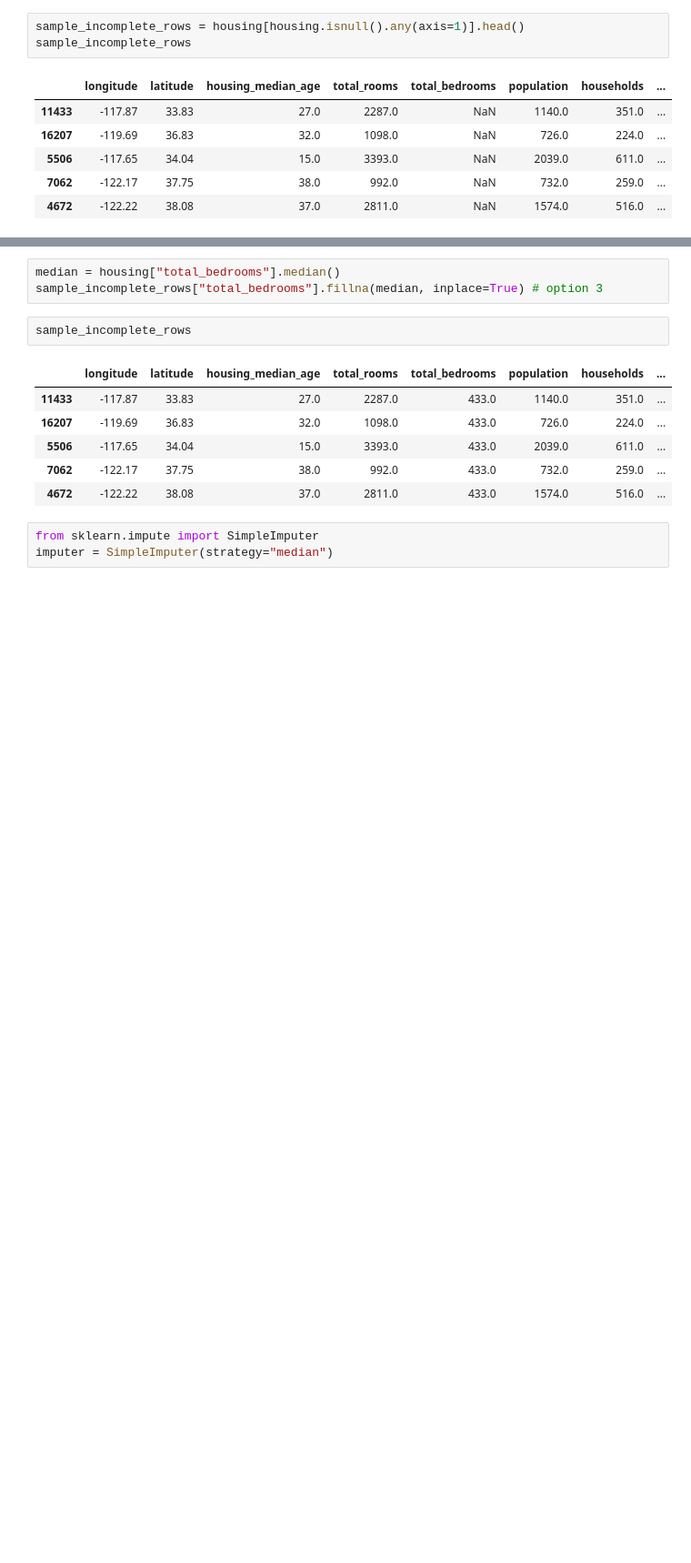
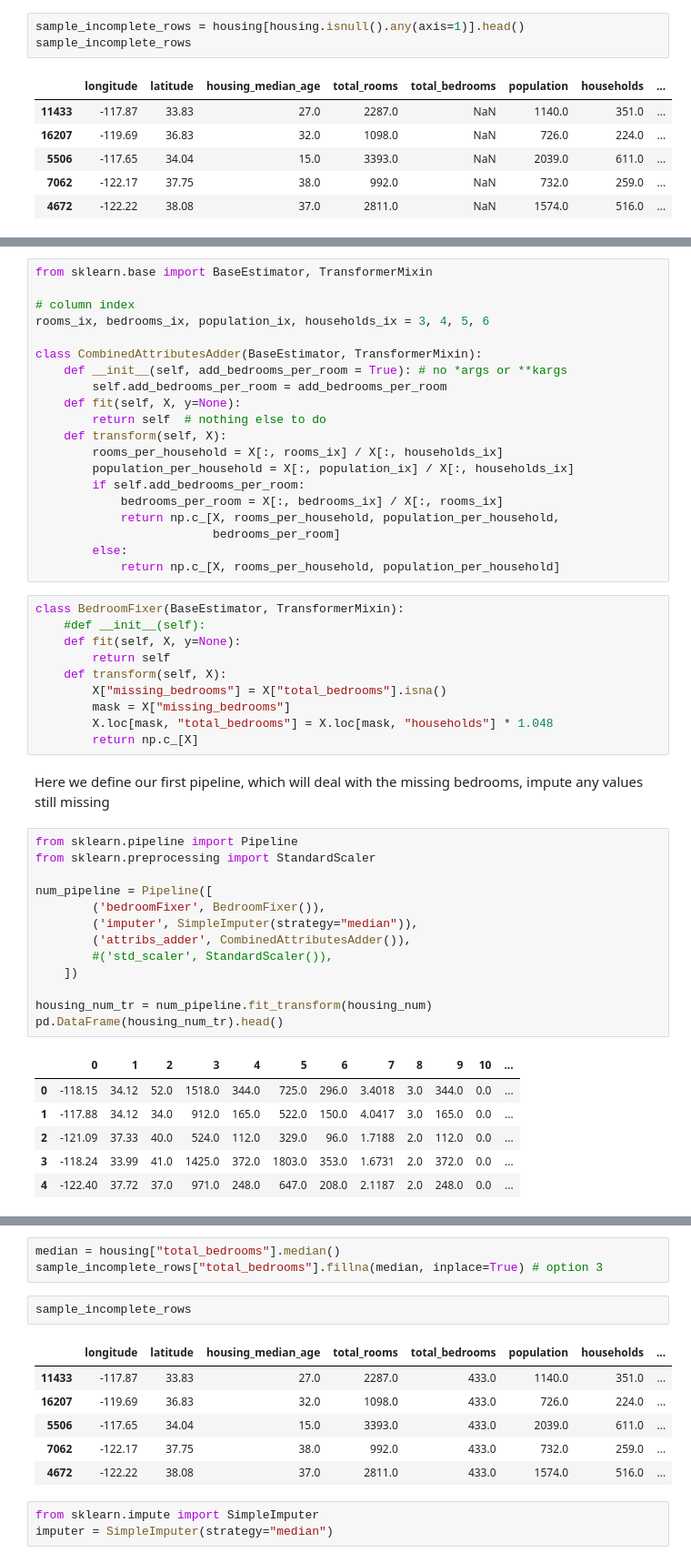
Before and after one commit to SteffenLG/DAT158-Oblig1, a Jupyter notebook: 02_end_to_end_machine_learning_project.ipynb, the cells around one changed output, grey strips where cells are left out. Shown: that part at 91% size. Saved outputs shown, nothing was run; the diff lists cells and outputs as text; blank space fills up the shorter version.

```diff
--- a/02_end_to_end_machine_learning_project.ipynb
+++ b/02_end_to_end_machine_learning_project.ipynb
@@ -388,0 +337,52 @@ sample_incomplete_rows
+# %%
+from sklearn.base import BaseEstimator, TransformerMixin
+
+# column index
+rooms_ix, bedrooms_ix, population_ix, households_ix = 3, 4, 5, 6
+
+class CombinedAttributesAdder(BaseEstimator, TransformerMixin):
+    def __init__(self, add_bedrooms_per_room = True): # no *args or **kargs
+        self.add_bedrooms_per_room = add_bedrooms_per_room
+    def fit(self, X, y=None):
+        return self  # nothing else to do
+    def transform(self, X):
+        rooms_per_household = X[:, rooms_ix] / X[:, households_ix]
+        population_per_household = X[:, population_ix] / X[:, households_ix]
+        if self.add_bedrooms_per_room:
+            bedrooms_per_room = X[:, bedrooms_ix] / X[:, rooms_ix]
+            return np.c_[X, rooms_per_household, population_per_household,
+                         bedrooms_per_room]
+        else:
+            return np.c_[X, rooms_per_household, population_per_household]
+# %%
+class BedroomFixer(BaseEstimator, TransformerMixin):
+    #def __init__(self):
+    def fit(self, X, y=None):
+        return self
+    def transform(self, X):
+        X["missing_bedrooms"] = X["total_bedrooms"].isna()
+        mask = X["missing_bedrooms"]
+        X.loc[mask, "total_bedrooms"] = X.loc[mask, "households"] * 1.048
+        return np.c_[X]
+# %% [markdown]
+Here we define our first pipeline, which will deal with the missing bedrooms, impute any values still missing
+# %%
+from sklearn.pipeline import Pipeline
+from sklearn.preprocessing import StandardScaler
+
+num_pipeline = Pipeline([
+        ('bedroomFixer', BedroomFixer()),
+        ('imputer', SimpleImputer(strategy="median")),
+        ('attribs_adder', CombinedAttributesAdder()),
+        #('std_scaler', StandardScaler()),
+    ])
+
+housing_num_tr = num_pipeline.fit_transform(housing_num)
+pd.DataFrame(housing_num_tr).head()
+# %% [output]
+|  | 0 | 1 | 2 | 3 | 4 | 5 | 6 | 7 | 8 | 9 | 10 | ... |
+| 0 | -118.15 | 34.12 | 52.0 | 1518.0 | 344.0 | 725.0 | 296.0 | 3.4018 | 3.0 | 344.0 | 0.0 | ... |
+| 1 | -117.88 | 34.12 | 34.0 | 912.0 | 165.0 | 522.0 | 150.0 | 4.0417 | 3.0 | 165.0 | 0.0 | ... |
+| 2 | -121.09 | 37.33 | 40.0 | 524.0 | 112.0 | 329.0 | 96.0 | 1.7188 | 2.0 | 112.0 | 0.0 | ... |
+| 3 | -118.24 | 33.99 | 41.0 | 1425.0 | 372.0 | 1803.0 | 353.0 | 1.6731 | 2.0 | 372.0 | 0.0 | ... |
+| 4 | -122.40 | 37.72 | 37.0 | 971.0 | 248.0 | 647.0 | 208.0 | 2.1187 | 2.0 | 248.0 | 0.0 | ... |
```
Also changed, not shown: parts of 101 cells of this notebook, 3 other files.
